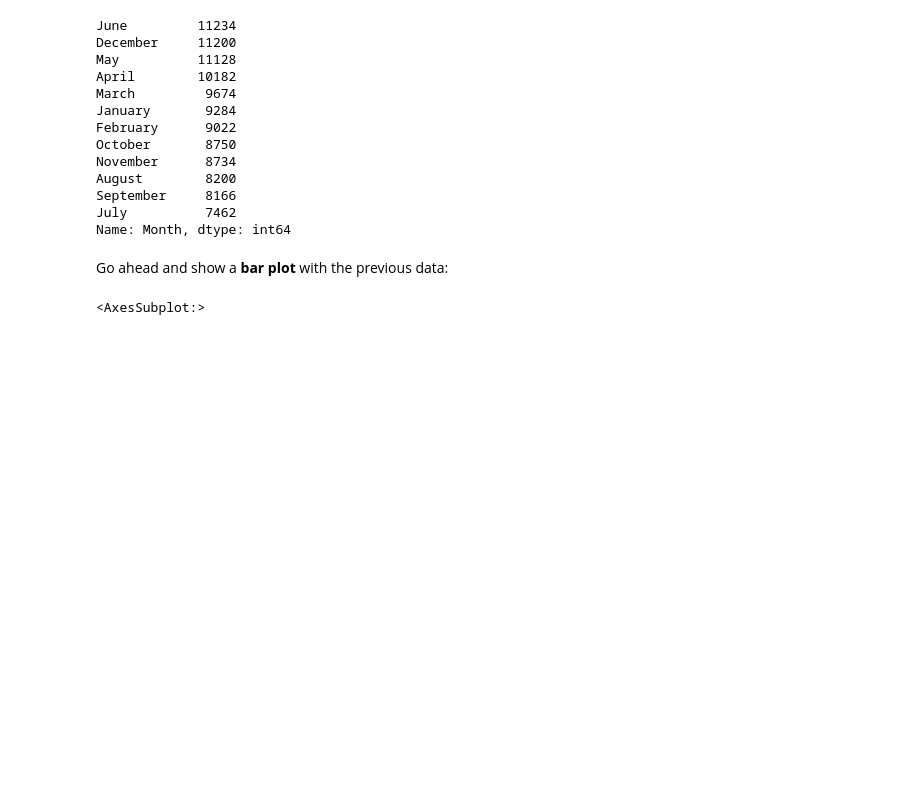
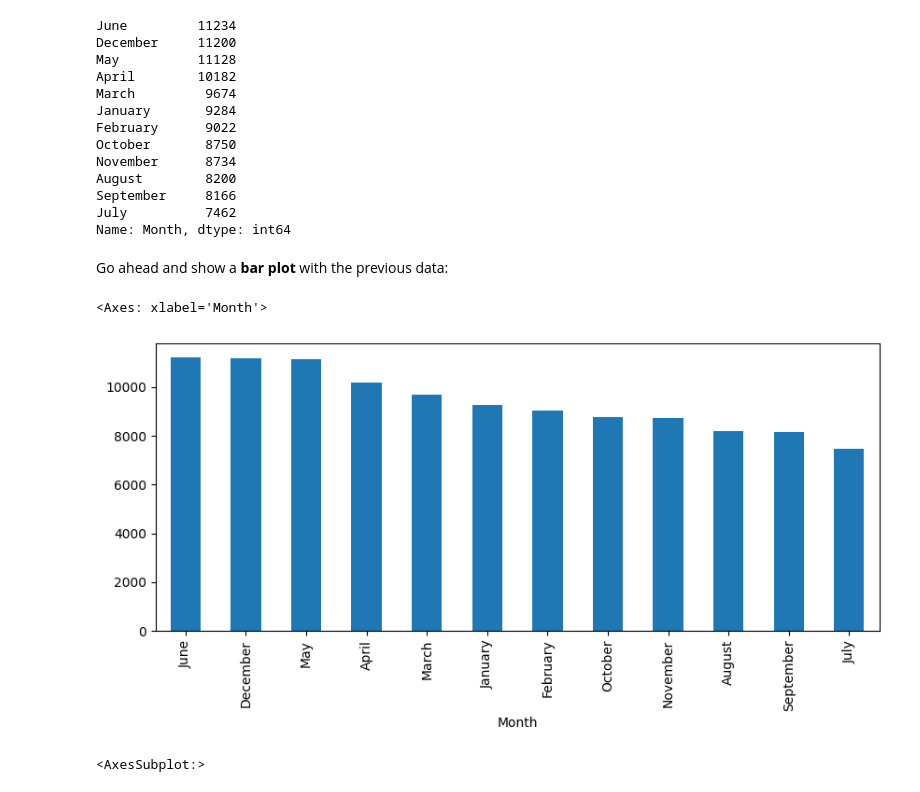
Before and after one commit to gungui98/python-datascience-course, a Jupyter notebook: week_ (1)/Exercises_1.ipynb, the cells around one changed output. Drawn from its saved outputs; the diff is of its cells as text; code cells hidden in the pictures; blank space fills up the shorter version.

```diff
--- a/week_ (1)/Exercises_1.ipynb
+++ b/week_ (1)/Exercises_1.ipynb
@@ -141,6 +171,10 @@ Name: Month, dtype: int64
 Go ahead and show a <b>bar plot</b> with the previous data:
 # %%
 # your code goes here
+sales['Month'].value_counts().plot(kind='bar', figsize=(10, 4))
+# %% [output]
+<Axes: xlabel='Month'>
+[figure, added]
 # %%
 # %% [output]
 <AxesSubplot:>
```
Also changed, not shown: parts of 44 cells of this notebook, 8 other files.
